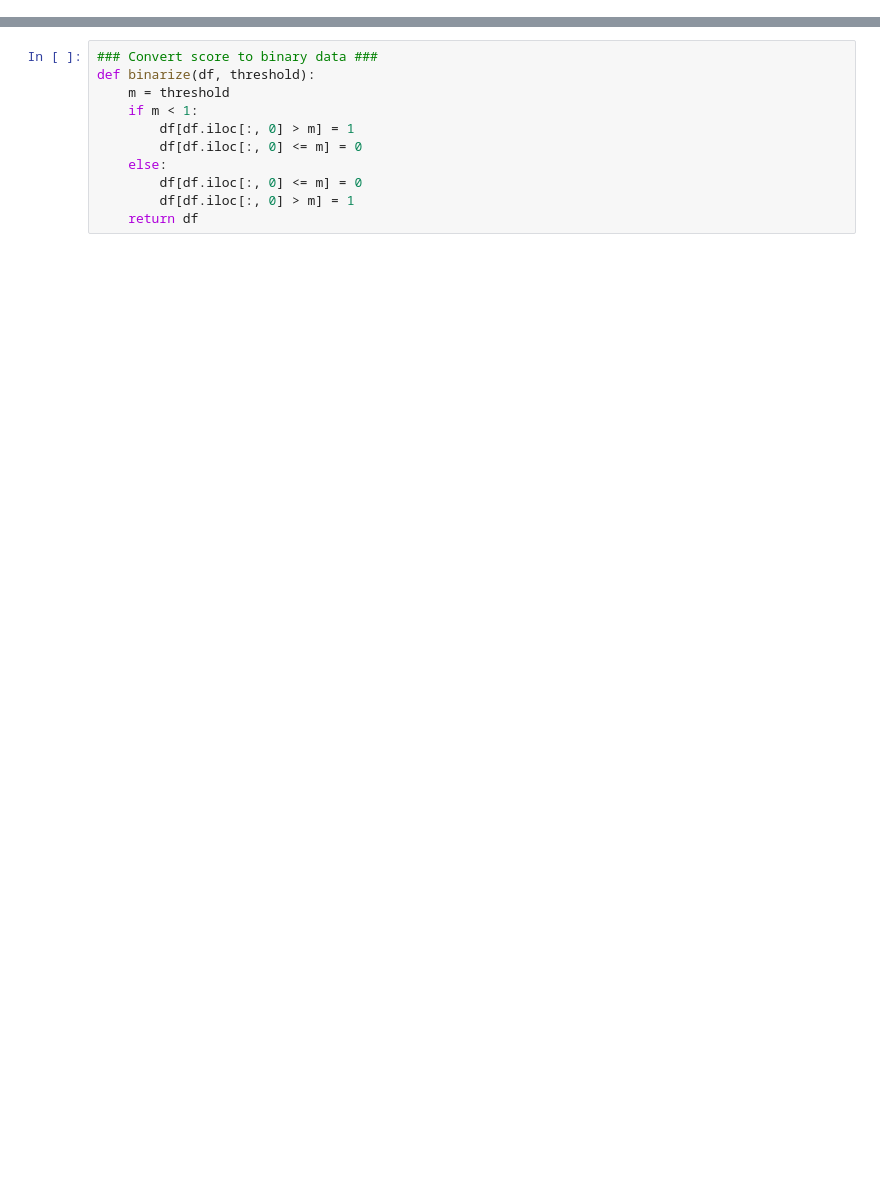
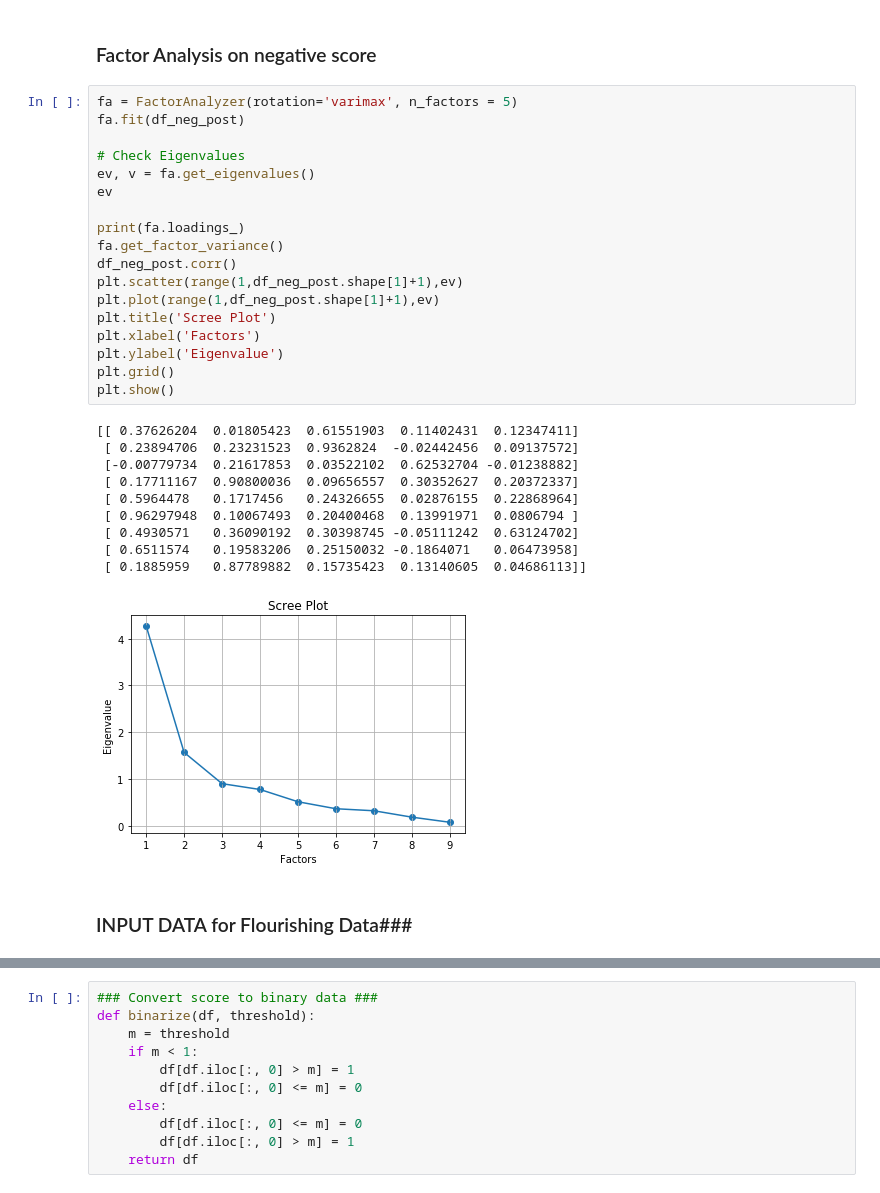
Before and after one commit to shizhs/COMP9417-Project, a Jupyter notebook: Project.ipynb, the cells around one changed output, grey strips where cells are left out. Drawn from its saved outputs; the diff is of its cells as text; blank space fills up the shorter version.

```diff
--- a/Project.ipynb
+++ b/Project.ipynb
@@ -293,0 +141,33 @@ data = [torch.tensor(inputs['conversation'][0]) for _ in range(10)]
+# %% [markdown]
+### Factor Analysis on negative score ###
+# %%
+fa = FactorAnalyzer(rotation='varimax', n_factors = 5)
+fa.fit(df_neg_post)
+
+# Check Eigenvalues
+ev, v = fa.get_eigenvalues()
+ev
+
+print(fa.loadings_)
+fa.get_factor_variance()
+df_neg_post.corr()
+plt.scatter(range(1,df_neg_post.shape[1]+1),ev)
+plt.plot(range(1,df_neg_post.shape[1]+1),ev)
+plt.title('Scree Plot')
+plt.xlabel('Factors')
+plt.ylabel('Eigenvalue')
+plt.grid()
+plt.show()
+# %% [output]
+[[ 0.37626204  0.01805423  0.61551903  0.11402431  0.12347411]
+ [ 0.23894706  0.23231523  0.9362824  -0.02442456  0.09137572]
+ [-0.00779734  0.21617853  0.03522102  0.62532704 -0.01238882]
+ [ 0.17711167  0.90800036  0.09656557  0.30352627  0.20372337]
+ [ 0.5964478   0.1717456   0.24326655  0.02876155  0.22868964]
+ [ 0.96297948  0.10067493  0.20400468  0.13991971  0.0806794 ]
+ [ 0.4930571   0.36090192  0.30398745 -0.05111242  0.63124702]
+ [ 0.6511574   0.19583206  0.25150032 -0.1864071   0.06473958]
+ [ 0.1885959   0.87789882  0.15735423  0.13140605  0.04686113]]
+[figure, added]
+# %% [markdown]
+### INPUT DATA for Flourishing Data###
```
Also changed, not shown: parts of 52 cells of this notebook, 17 other files.
